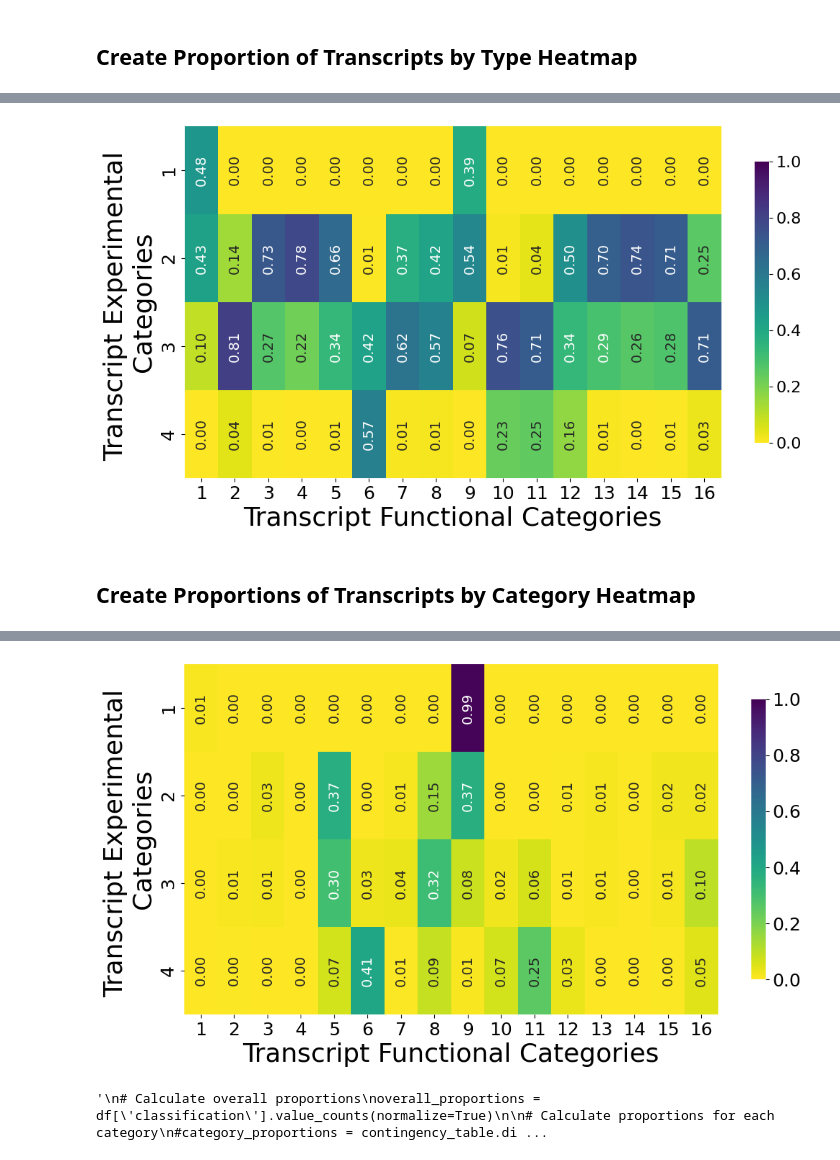
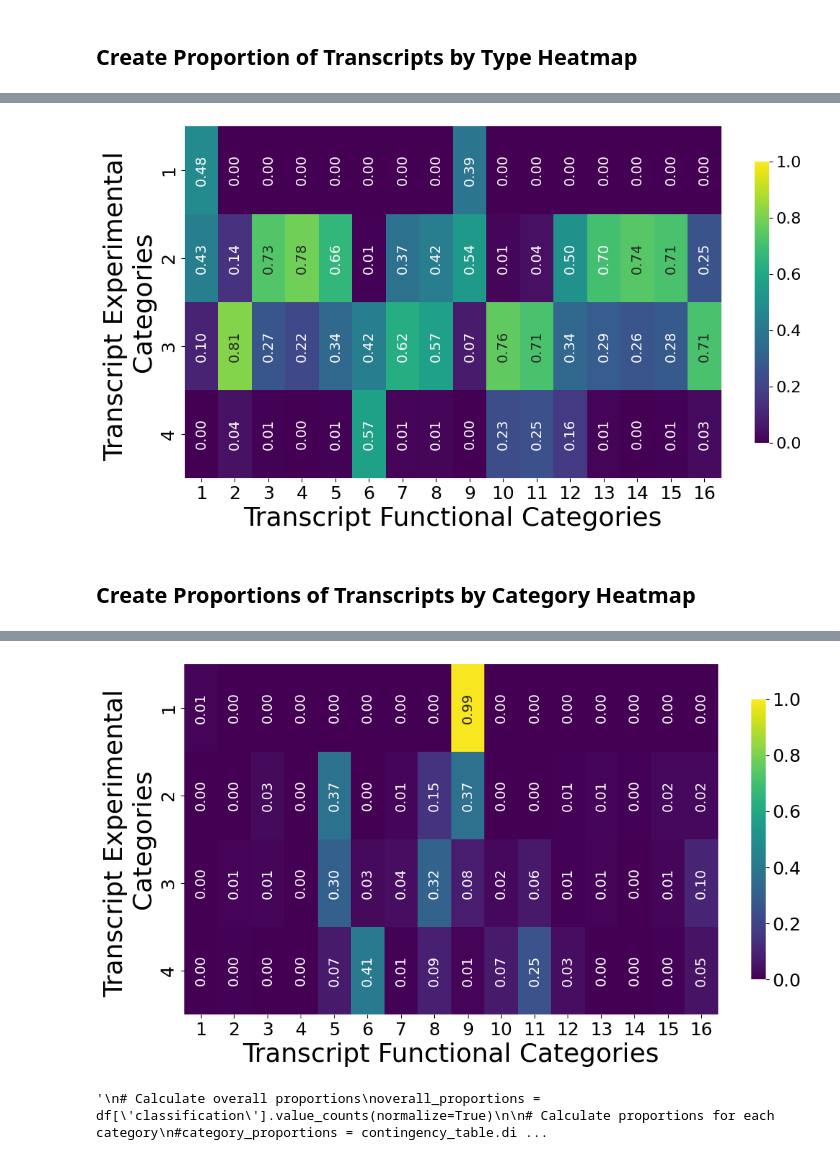
Before and after one commit to xomicsdatascience/RnaToProteinDataModule, a Jupyter notebook: scripts/jupyter_notebooks/figures/figure5_plots.ipynb, the cells around one changed output, grey strips where cells are left out. Saved outputs shown, nothing was run; the diff lists cells and outputs as text; code cells hidden in the pictures.

```diff
--- a/scripts/jupyter_notebooks/figures/figure5_plots.ipynb
+++ b/scripts/jupyter_notebooks/figures/figure5_plots.ipynb
@@ -81,7 +81,7 @@ category_proportions
 | 4 | 0.000000 | 0.043716 | 0.005906 | 0.000000 | 0.006787 | 0.56948 | 0.010597 | 0.014147 | 0.000905 | 0.231084 | ... |
 # %%
 plt.figure(figsize=(12, 8))
-sns.heatmap(category_proportions, annot=True, cmap='viridis_r', fmt='.2f', annot_kws={"rotation": 90, "fontsize": 14}, vmax=1.0, cbar_kws={'shrink': 0.8})
+sns.heatmap(category_proportions, annot=True, cmap='viridis', fmt='.2f', annot_kws={"rotation": 90, "fontsize": 14}, vmax=1.0, cbar_kws={'shrink': 0.8})
 plt.title('')
 plt.gcf().axes[-1].tick_params(axis='y', labelsize=16)
 plt.xlabel('Transcript Functional Categories', fontsize=26)
@@ -92,7 +92,7 @@ plt.subplots_adjust(bottom=0.27)
 plt.savefig('figure5_figures/proportions_of_transcripts_by_function_category.png', bbox_inches='tight')
 plt.savefig('figure5_figures/proportions_of_transcripts_by_function_category.svg', bbox_inches='tight')
 # %% [output]
-[figure, old version]
+[figure, new version]
 # %% [markdown]
 ## Create Proportions of Transcripts by Category Heatmap
 # %%
@@ -118,25 +118,25 @@ category_proportions
 | 4 | 0.000000 | 0.004902 | 0.003676 | 0.000000 | 0.068627 | 0.409314 | 0.006740 | 0.088235 | 0.011029 | 0.069240 | ... |
 # %%
 plt.figure(figsize=(12, 8))
-sns.heatmap(category_proportions, annot=True, cmap='viridis_r', fmt='.2f', annot_kws={"rotation": 90, "fontsize": 14}, vmax=1.0, cbar_kws={'shrink': 0.8})
+sns.heatmap(category_proportions, annot=True, cmap='viridis', fmt='.2f', annot_kws={"rotation": 90, "fontsize": 14}, vmax=1.0, cbar_kws={'shrink': 0.8})
 
 plt.title('')
 plt.gcf().axes[-1].tick_params(axis='y', labelsize=16)
 plt.xlabel('Transcript Functional Categories', fontsize=26)
 plt.ylabel('Transcript Experimental \nCategories', fontsize=26)
 plt.xticks(fontsize=18)
 plt.yticks(fontsize=18)
 plt.subplots_adjust(bottom=0.27)
 
 # Get the color bar
 cbar = plt.gcf().axes[-1]
 cbar.tick_params(labelsize=18)  # Set the tick label size
 cbar.set_ylabel(cbar.get_ylabel(), fontsize=18)  # Set the label size
 
 plt.savefig('figure5_figures/proportions_of_transcripts_by_experiment_category.png', bbox_inches='tight')
 plt.savefig('figure5_figures/proportions_of_transcripts_by_experiment_category.svg', bbox_inches='tight')
 # %% [output]
-[figure, old version]
+[figure, new version]
 # %%
 '''
 # Calculate overall proportions
```
Also changed, not shown: 3 other files.
